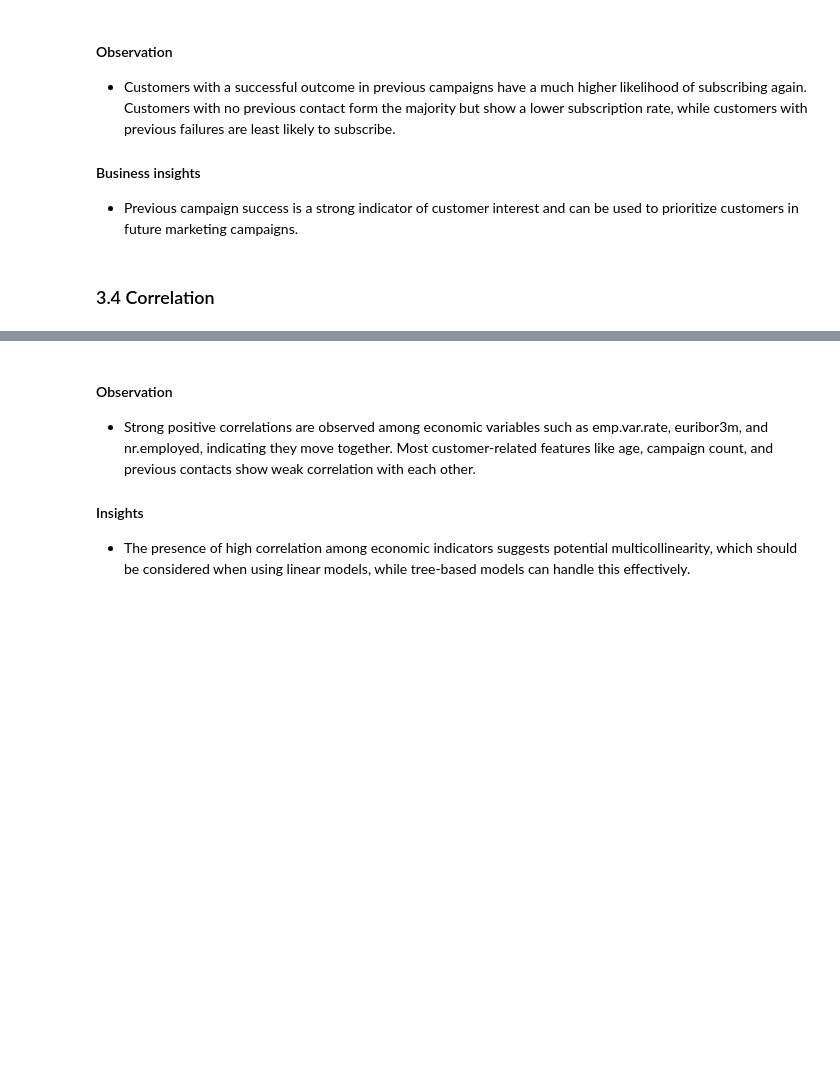
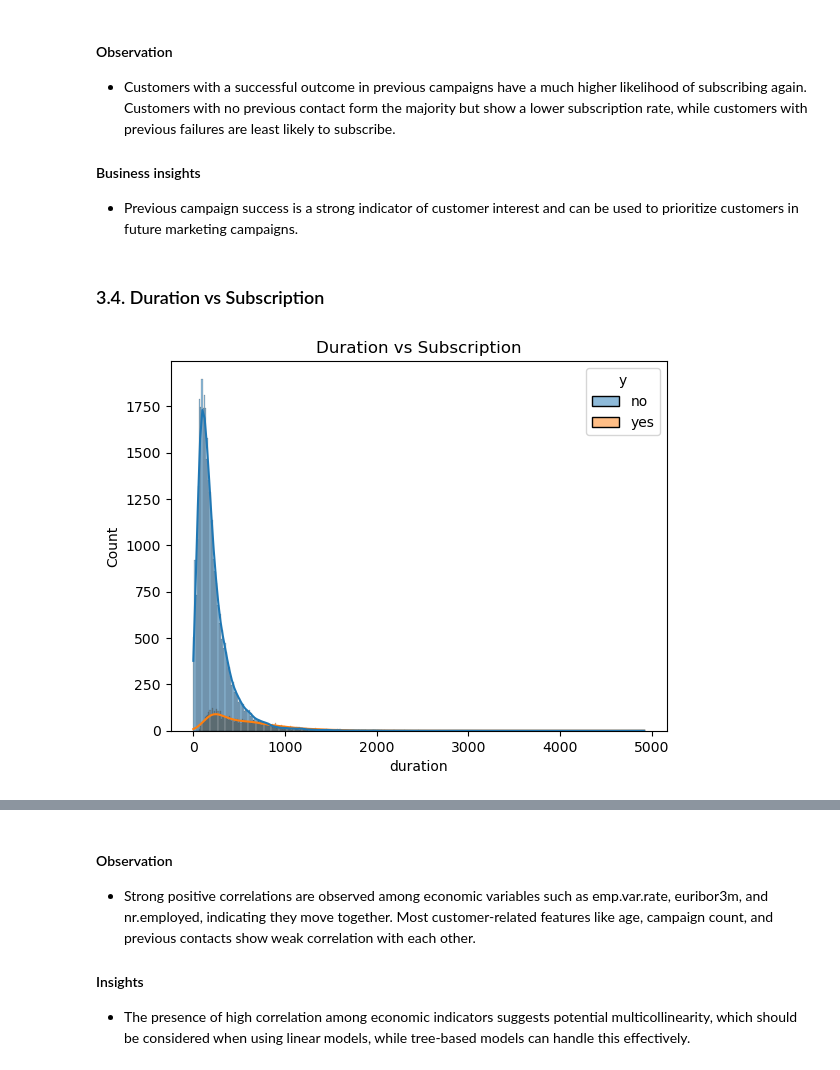
Before and after one commit to vijay12918/Portuguese-Bank-Marketing-Compaign, a Jupyter notebook: ProtugeseBank.ipynb, the cells around one changed output, grey strips where cells are left out. Cells and saved outputs as stored; diff of their text form; code cells hidden in the pictures; blank space fills up the shorter version.

```diff
--- a/ProtugeseBank.ipynb
+++ b/ProtugeseBank.ipynb
@@ -186,5 +190,12 @@ plt.show()
 - Customers with a successful outcome in previous campaigns have a much higher likelihood of subscribing again. Customers with no previous contact form the majority but show a lower subscription rate, while customers with previous failures are least likely to subscribe.
 #### Business insights
 - Previous campaign success is a strong indicator of customer interest and can be used to prioritize customers in future marketing campaigns.
-# %% [markdown]
-### 3.4 Correlation
+# %% [markdown]
+### 3.4. Duration vs Subscription
+# %%
+sns.histplot(x=df.duration, hue = df.y, kde=True)
+plt.title('Duration vs Subscription')
+plt.savefig("Outputs/Duration_vs_subscription.png")
+plt.show()
+# %% [output]
+[figure, added]
```
Also changed, not shown: parts of 19 cells of this notebook.
